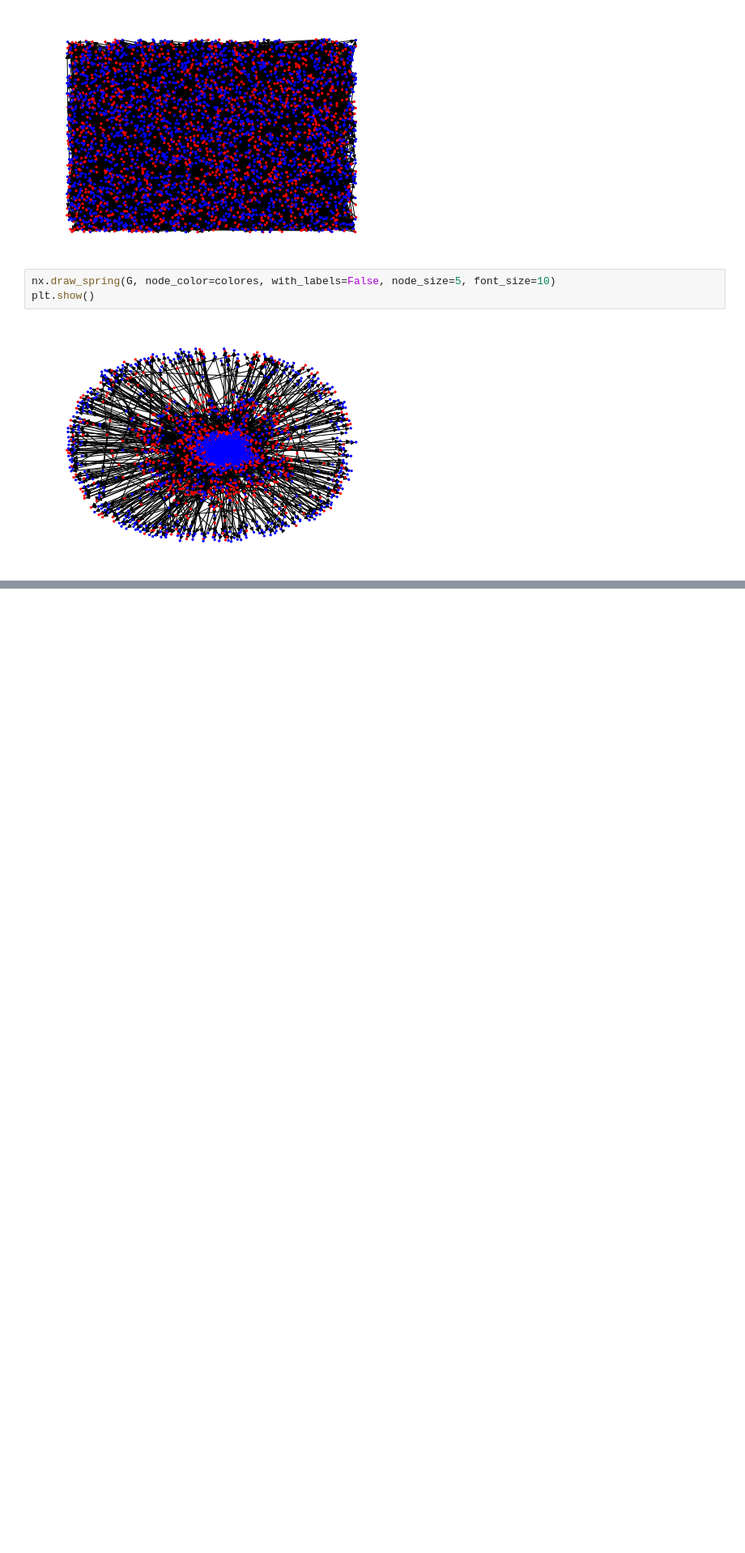
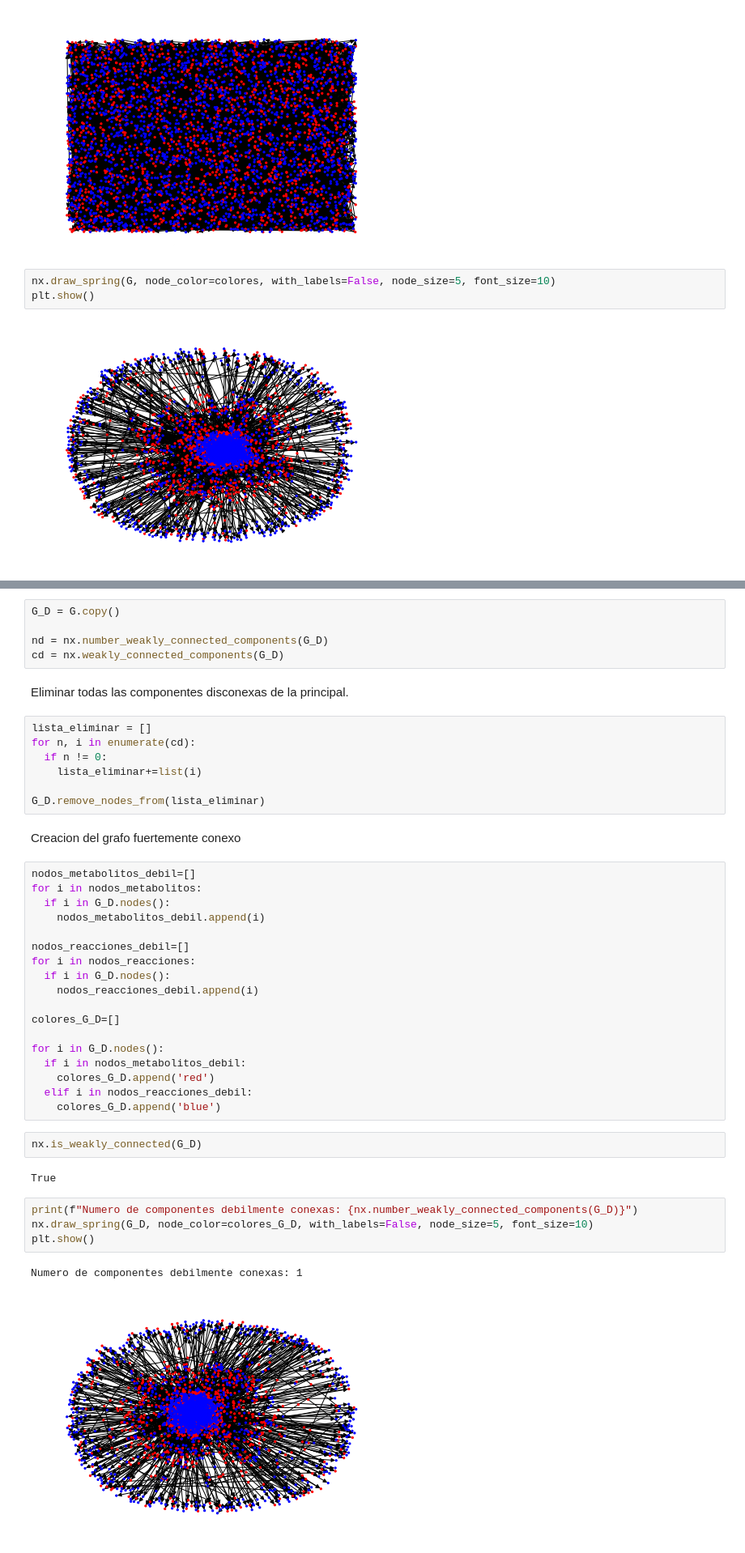
Before and after one commit to NilhDD/redes-metabolicas, a Jupyter notebook: Grafos.ipynb, the cells around one changed output, grey strips where cells are left out. Shown at 81% size. Drawn from its saved outputs; the diff is of its cells as text; blank space fills up the shorter version.

```diff
--- a/Grafos.ipynb
+++ b/Grafos.ipynb
@@ -158,0 +210,45 @@ plt.show()
+# %%
+G_D = G.copy()
+
+nd = nx.number_weakly_connected_components(G_D)
+cd = nx.weakly_connected_components(G_D)
+# %% [markdown]
+Eliminar todas las componentes disconexas de la principal.
+# %%
+lista_eliminar = []
+for n, i in enumerate(cd):
+  if n != 0:
+    lista_eliminar+=list(i)
+
+G_D.remove_nodes_from(lista_eliminar)
+# %% [markdown]
+Creacion del grafo fuertemente conexo
+# %%
+nodos_metabolitos_debil=[]
+for i in nodos_metabolitos:
+  if i in G_D.nodes():
+    nodos_metabolitos_debil.append(i)
+
+nodos_reacciones_debil=[]
+for i in nodos_reacciones:
+  if i in G_D.nodes():
+    nodos_reacciones_debil.append(i)
+
+colores_G_D=[]
+
+for i in G_D.nodes():
+  if i in nodos_metabolitos_debil:
+    colores_G_D.append('red')
+  elif i in nodos_reacciones_debil:
+    colores_G_D.append('blue')
+# %%
+nx.is_weakly_connected(G_D)
+# %% [output]
+True
+# %%
+print(f"Numero de componentes debilmente conexas: {nx.number_weakly_connected_components(G_D)}")
+nx.draw_spring(G_D, node_color=colores_G_D, with_labels=False, node_size=5, font_size=10)
+plt.show()
+# %% [output]
+Numero de componentes debilmente conexas: 1
+[figure, added]
```
Also changed, not shown: parts of 11 cells of this notebook.
